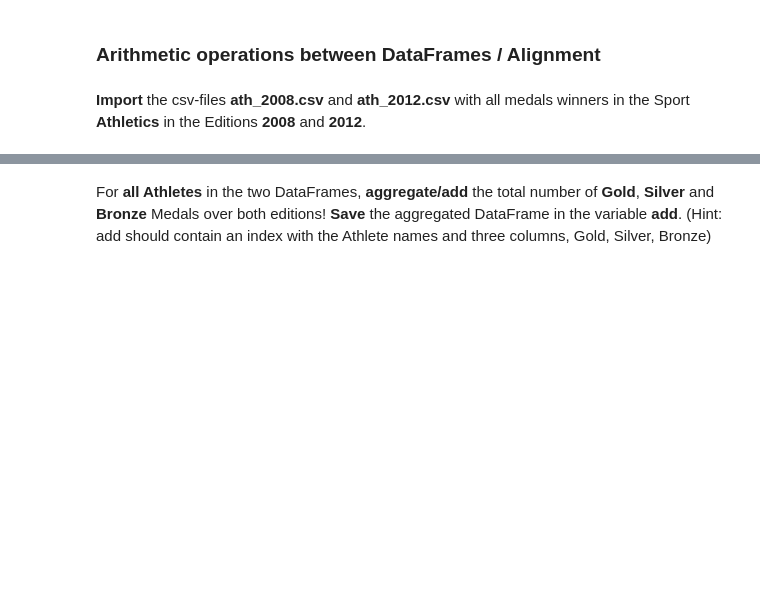
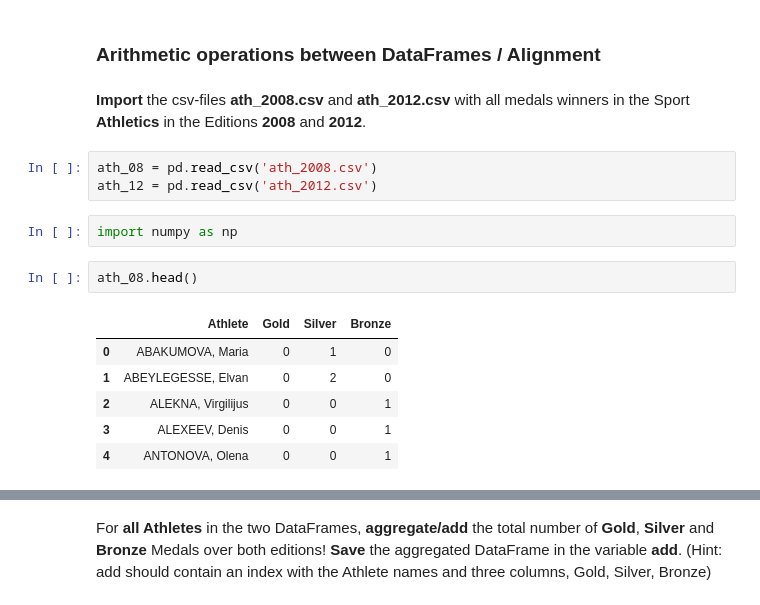
Before and after one commit to jho97/data-analyst-week-2, a Jupyter notebook: may_26/personal_work/Exercise_12.ipynb, the cells around one changed output, grey strips where cells are left out. Cells and saved outputs as stored; diff of their text form; blank space fills up the shorter version.

```diff
--- a/may_26/personal_work/Exercise_12.ipynb
+++ b/may_26/personal_work/Exercise_12.ipynb
@@ -167,3 +227,17 @@ summer_new.head()
 ### Arithmetic operations between DataFrames / Alignment
 # %% [markdown]
 __Import__ the csv-files __ath_2008.csv__ and __ath_2012.csv__ with all medals winners in the Sport __Athletics__ in the Editions __2008__ and __2012__.
+# %%
+ath_08 = pd.read_csv('ath_2008.csv')
+ath_12 = pd.read_csv('ath_2012.csv')
+# %%
+import numpy as np
+# %%
+ath_08.head()
+# %% [output]
+|  | Athlete | Gold | Silver | Bronze |
+| 0 | ABAKUMOVA, Maria | 0 | 1 | 0 |
+| 1 | ABEYLEGESSE, Elvan | 0 | 2 | 0 |
+| 2 | ALEKNA, Virgilijus | 0 | 0 | 1 |
+| 3 | ALEXEEV, Denis | 0 | 0 | 1 |
+| 4 | ANTONOVA, Olena | 0 | 0 | 1 |
```
Also changed, not shown: parts of 78 cells of this notebook.
